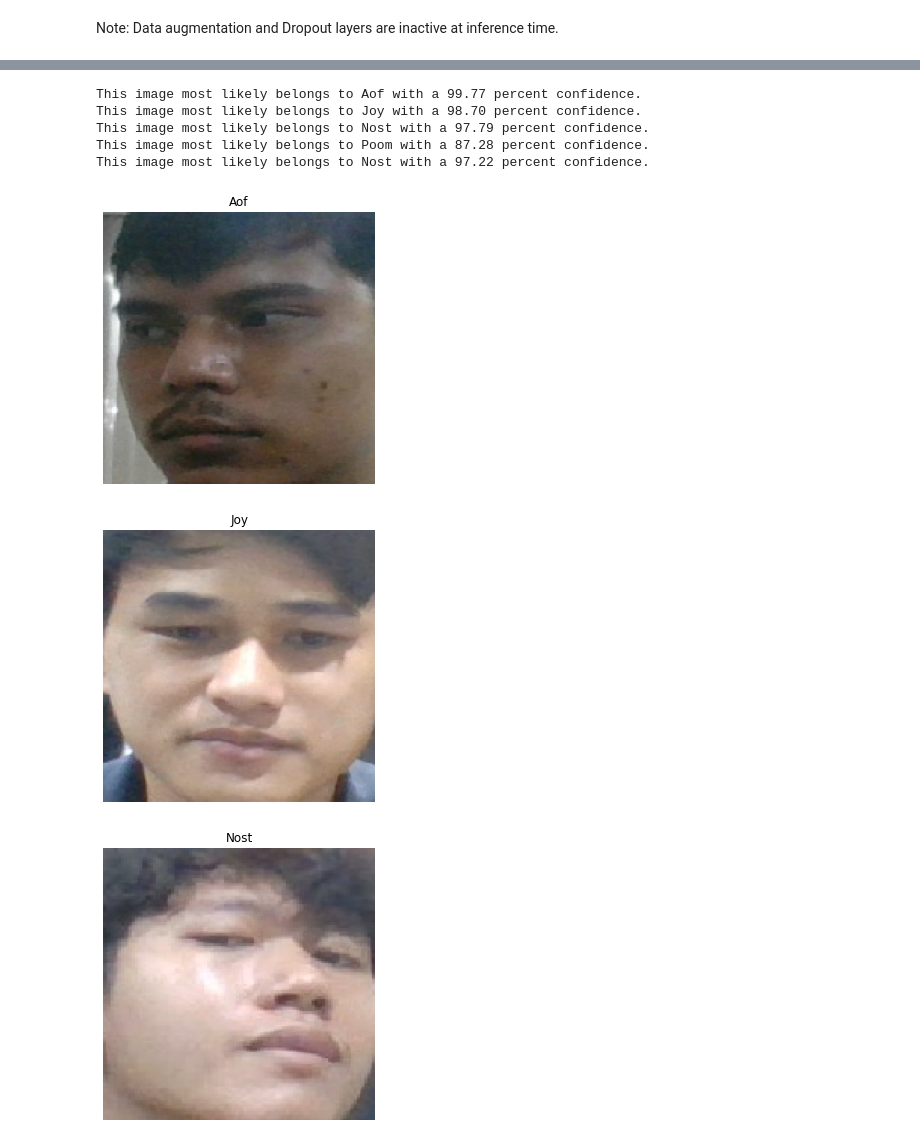
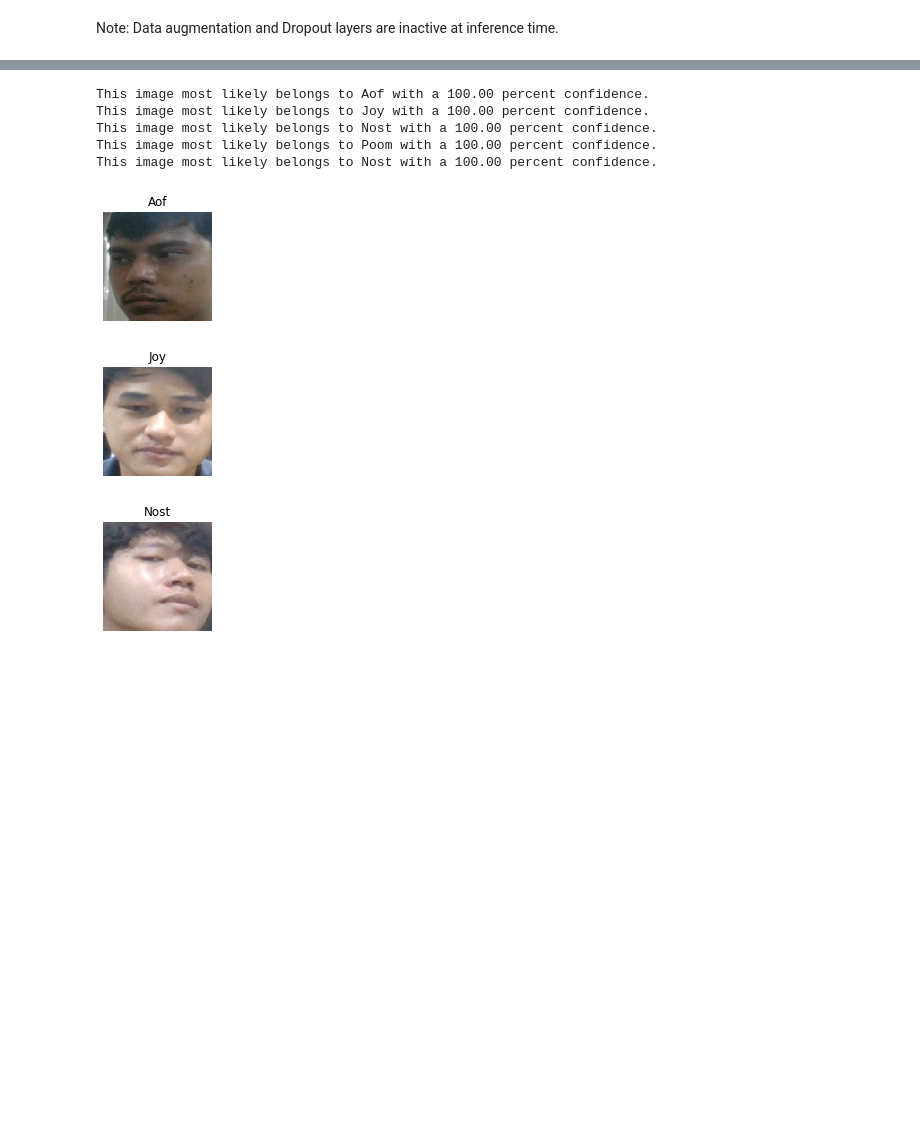
Before and after one commit to kenpurin/Image-classification_MobileNetV2_TF, a Jupyter notebook: classification.ipynb, the cells around one changed output, grey strips where cells are left out. Cells and saved outputs as stored; diff of their text form; code cells hidden in the pictures; blank space fills up the shorter version.

```diff
--- a/classification.ipynb
+++ b/classification.ipynb
@@ -407,16 +322,16 @@ When you apply Dropout to a layer it randomly drops out (by setting the activati
 
 Let's create a new neural network using `layers.Dropout`, then train it using augmented images.
 # %%
+num_classes = 5
+
 model = Sequential([
-  data_augmentation,
-  layers.experimental.preprocessing.Rescaling(1./255),
+  layers.experimental.preprocessing.Rescaling(1./255, input_shape=(img_height, img_width, 3)),
   layers.Conv2D(16, 3, padding='same', activation='relu'),
   layers.MaxPooling2D(),
   layers.Conv2D(32, 3, padding='same', activation='relu'),
   layers.MaxPooling2D(),
   layers.Conv2D(64, 3, padding='same', activation='relu'),
   layers.MaxPooling2D(),
-  layers.Dropout(0.2),
   layers.Flatten(),
   layers.Dense(128, activation='relu'),
   layers.Dense(num_classes)
@@ -448,7 +363,7 @@ Trainable params: 3,989,285
 Non-trainable params: 0
 _________________________________________________________________
 # %%
-epochs = 15
+epochs = 20
 history = model.fit(
   train_ds,
   validation_data=val_ds,
@@ -521,31 +427,31 @@ import matplotlib.image as mpimg
 # %%
 #sunflower_url = "https://storage.googleapis.com/download.tensorflow.org/example_images/592px-Red_sunflower.jpg"
 sunflower_path = '/content/Image-classification_TF/test/'
 
 for i in range(1,6):
   sunflower_path_use=sunflower_path+str(i)+'.jpg'
   img = keras.preprocessing.image.load_img(
       sunflower_path_use, target_size=(img_height, img_width)
       )
   img_array = keras.preprocessing.image.img_to_array(img)
   img_array = tf.expand_dims(img_array, 0) # Create a batch
 
   predictions = model.predict(img_array)
   score = tf.nn.softmax(predictions[0])
   print(
     "This image most likely belongs to {} with a {:.2f} percent confidence."
     .format(class_names[np.argmax(score)], 100 * np.max(score))
     )
-  plt.figure(figsize=(5, 5))
+  plt.figure(figsize=(2, 2))
   plt.imshow(img)
   plt.title(class_names[np.argmax(score)])
   plt.axis("off")
 # %% [output]
-This image most likely belongs to Aof with a 99.77 percent confidence.
-This image most likely belongs to Joy with a 98.70 percent confidence.
-This image most likely belongs to Nost with a 97.79 percent confidence.
-This image most likely belongs to Poom with a 87.28 percent confidence.
-This image most likely belongs to Nost with a 97.22 percent confidence.
+This image most likely belongs to Aof with a 100.00 percent confidence.
+This image most likely belongs to Joy with a 100.00 percent confidence.
+This image most likely belongs to Nost with a 100.00 percent confidence.
+This image most likely belongs to Poom with a 100.00 percent confidence.
+This image most likely belongs to Nost with a 100.00 percent confidence.
-[figure, old version]
+[figure, new version]
-[figure, old version]
+[figure, new version]
-[figure, old version]
+[figure, new version]
```
Also changed, not shown: parts of 26 cells of this notebook.
